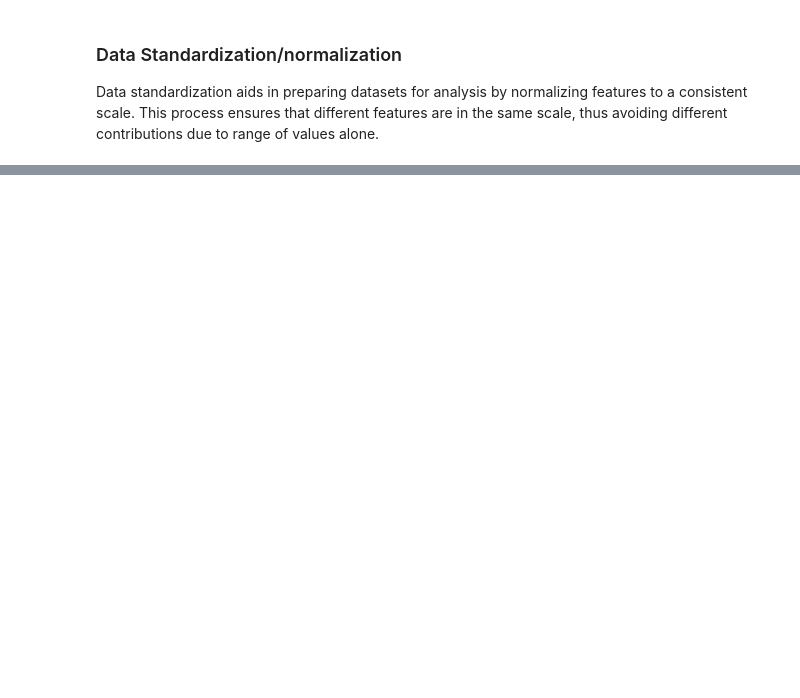
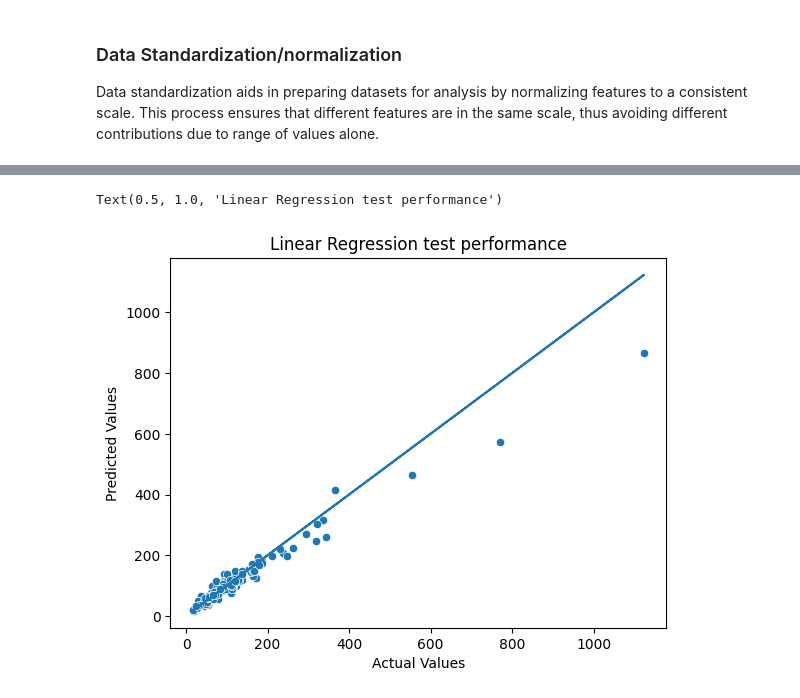
Before and after one commit to DARR97/Workshop_5_6, a Jupyter notebook: workshop.ipynb, the cells around one changed output, grey strips where cells are left out. Cells and saved outputs as stored; diff of their text form; code cells hidden in the pictures; blank space fills up the shorter version.

```diff
--- a/workshop.ipynb
+++ b/workshop.ipynb
@@ -346,0 +385,9 @@ scaled_test_features = scaler.transform(test_features)
+# %%
+sns.scatterplot(x = test_target, y = lr_predicted_test_values)
+plt.plot(test_target, test_target)
+plt.xlabel("Actual Values")
+plt.ylabel("Predicted Values")
+plt.title("Linear Regression test performance")
+# %% [output]
+Text(0.5, 1.0, 'Linear Regression test performance')
+[figure, added]
```
Also changed, not shown: parts of 23 cells of this notebook.
